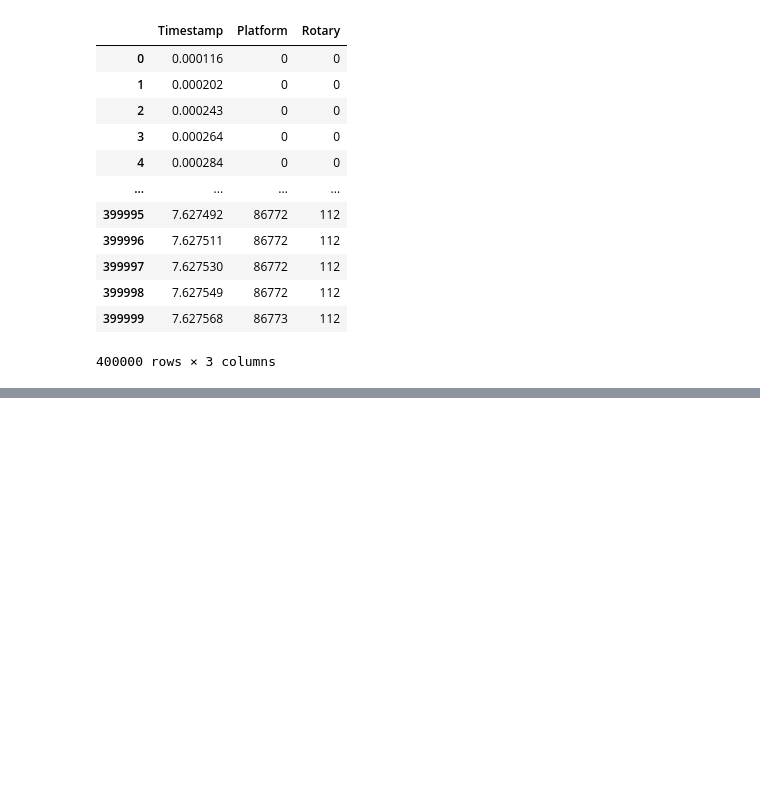
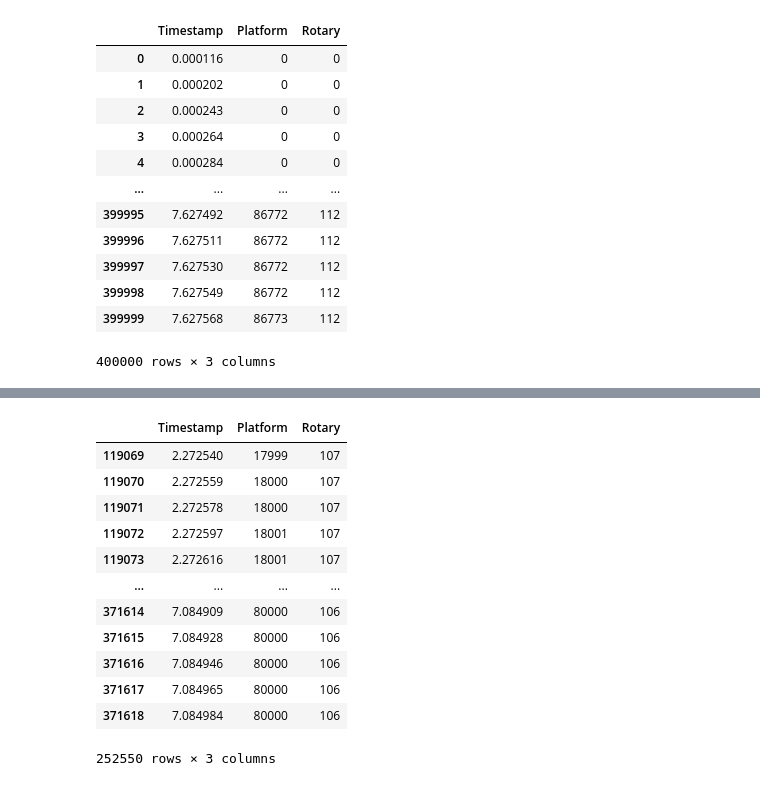
Before and after one commit to malithjkd/texture_haptic, a Jupyter notebook: data_processing/Data_pre_processing.ipynb, the cells around one changed output, grey strips where cells are left out. Saved outputs shown, nothing was run; the diff lists cells and outputs as text; code cells hidden in the pictures; blank space fills up the shorter version.

```diff
--- a/data_processing/Data_pre_processing.ipynb
+++ b/data_processing/Data_pre_processing.ipynb
@@ -57 +72,21 @@ sliced_data2
 209900 rows × 3 columns
+# %%
+sliced_data3 = raw_data1[start3:end3]
+sliced_data3
+
+#sliced_data2 = raw_data2[start1+1:end1]
+#sliced_data2
+# %% [output]
+|  | Timestamp | Platform | Rotary |
+| 119069 | 2.272540 | 17999 | 107 |
+| 119070 | 2.272559 | 18000 | 107 |
+| 119071 | 2.272578 | 18000 | 107 |
+| 119072 | 2.272597 | 18001 | 107 |
+| 119073 | 2.272616 | 18001 | 107 |
+| ... | ... | ... | ... |
+| 371614 | 7.084909 | 80000 | 106 |
+| 371615 | 7.084928 | 80000 | 106 |
+| 371616 | 7.084946 | 80000 | 106 |
+| 371617 | 7.084965 | 80000 | 106 |
+| 371618 | 7.084984 | 80000 | 106 |
+252550 rows × 3 columns
```
Also changed, not shown: parts of 8 cells of this notebook.
